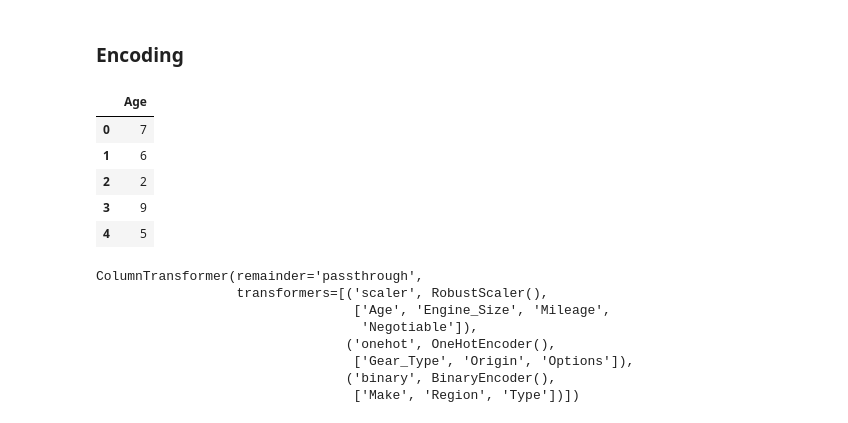
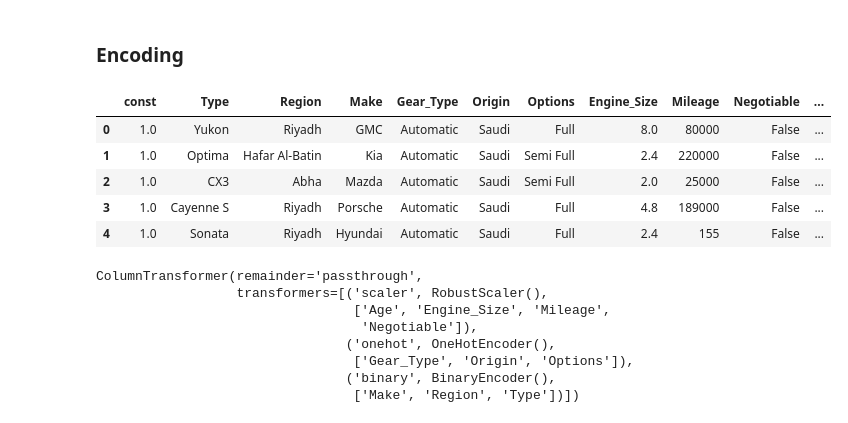
Before and after one commit to EldiAndreanov/capstone_3, a Jupyter notebook: capstone_project_3.ipynb, the cells around one changed output. Cells and saved outputs as stored; diff of their text form; code cells hidden in the pictures.

```diff
--- a/capstone_project_3.ipynb
+++ b/capstone_project_3.ipynb
@@ -218,3 +218,12 @@ for col in df.columns:
 ## Preprocessing
 # %% [markdown]
 Karena dirasa tidak mungkkin ada data mobil yang berharga 0, maka saya memutuskan untuk menghapus data mobil yang harganya kurang dari sama dengan 0.
+# %%
+# Tentukan analysis date (misal: tahun data terbaru di df)
+analysis_year = df['Year'].max()
+
+# Buat kolom Age sebagai selisih analysis_year dengan Year
+df['Age'] = analysis_year - df['Year']
+
+# Tampilkan beberapa data teratas untuk verifikasi
+df[['Age']].head()
@@ -350,24 +366,18 @@ Name: Price, dtype: int64
 # %% [markdown]
 ### Encoding
 # %%
-# Tentukan analysis date (misal: tahun data terbaru di df)
-analysis_year = df['Year'].max()
-
-# Buat kolom Age sebagai selisih analysis_year dengan Year
-X['Age'] = analysis_year - X['Year']
-
 # Drop kolom 'Year' setelah membuat 'Age'
 X = X.drop(columns=['Year'])
 
 # Tampilkan beberapa data teratas untuk verifikasi
-X[['Age']].head()
+X.head()
 # %% [output]
-|  | Age |
-| 0 | 7 |
-| 1 | 6 |
-| 2 | 2 |
-| 3 | 9 |
-| 4 | 5 |
+|  | const | Type | Region | Make | Gear_Type | Origin | Options | Engine_Size | Mileage | Negotiable | ... |
+| 0 | 1.0 | Yukon | Riyadh | GMC | Automatic | Saudi | Full | 8.0 | 80000 | False | ... |
+| 1 | 1.0 | Optima | Hafar Al-Batin | Kia | Automatic | Saudi | Semi Full | 2.4 | 220000 | False | ... |
+| 2 | 1.0 | CX3 | Abha | Mazda | Automatic | Saudi | Semi Full | 2.0 | 25000 | False | ... |
+| 3 | 1.0 | Cayenne S | Riyadh | Porsche | Automatic | Saudi | Full | 4.8 | 189000 | False | ... |
+| 4 | 1.0 | Sonata | Riyadh | Hyundai | Automatic | Saudi | Full | 2.4 | 155 | False | ... |
 # %%
 # encoder
 transformer = ColumnTransformer([
```
Also changed, not shown: parts of 21 cells of this notebook.
